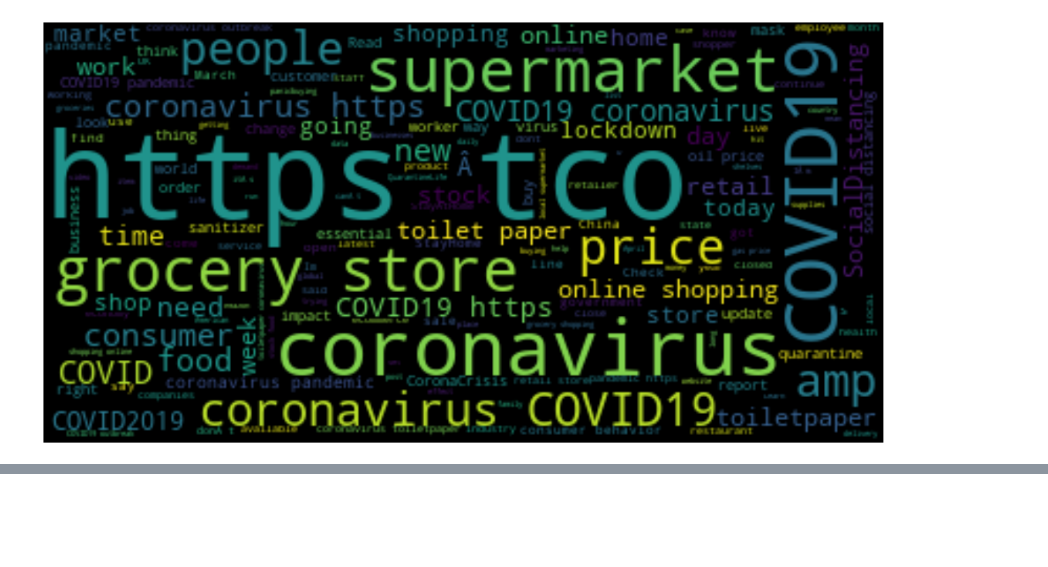
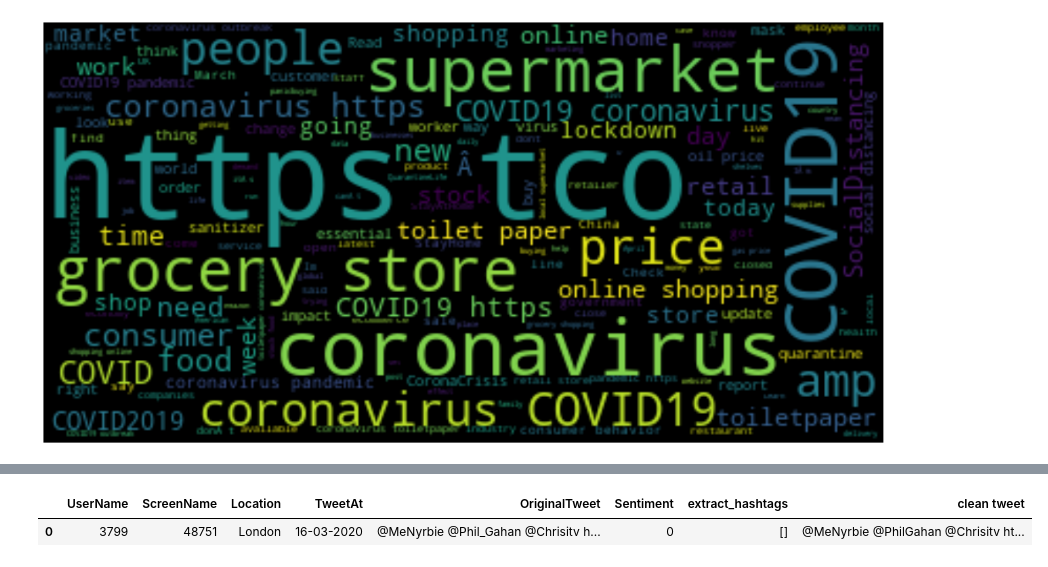
Before and after one commit to deepali2062/-Sentiment-Analysis-Predicting-sentiment-of-COVID-19-tweets, a Jupyter notebook: Copy_of_Copy_of_Coronavirus_Tweet_Sentiment_Analysis_Capstone_Project.ipynb, the cells around one changed output, grey strips where cells are left out. Saved outputs shown, nothing was run; the diff lists cells and outputs as text; code cells hidden in the pictures; blank space fills up the shorter version.

```diff
--- a/Copy_of_Copy_of_Coronavirus_Tweet_Sentiment_Analysis_Capstone_Project.ipynb
+++ b/Copy_of_Copy_of_Coronavirus_Tweet_Sentiment_Analysis_Capstone_Project.ipynb
@@ -678,0 +696,5 @@ plot_wordcloud(neu_docx)
+# %%
+new_df.head(1)
+# %% [output]
+|  | UserName | ScreenName | Location | TweetAt | OriginalTweet | Sentiment | extract_hashtags | clean tweet |
+| 0 | 3799 | 48751 | London | 16-03-2020 | @MeNyrbie @Phil_Gahan @Chrisitv h... | 0 | [] | @MeNyrbie @PhilGahan @Chrisitv ht... |
```
Also changed, not shown: parts of 18 cells of this notebook.
